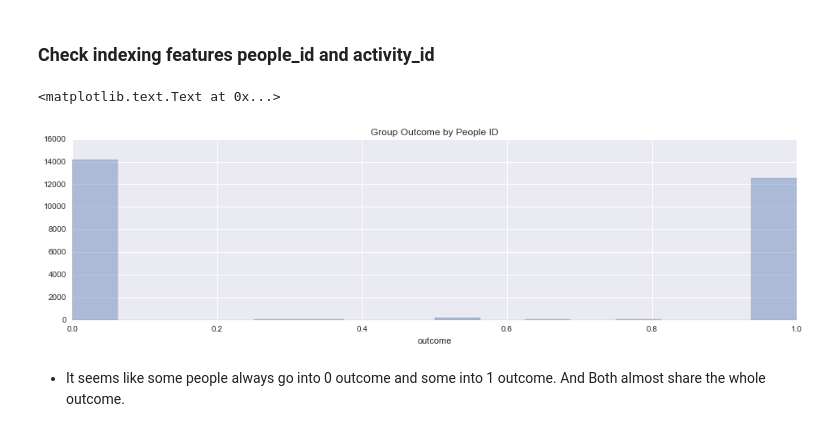
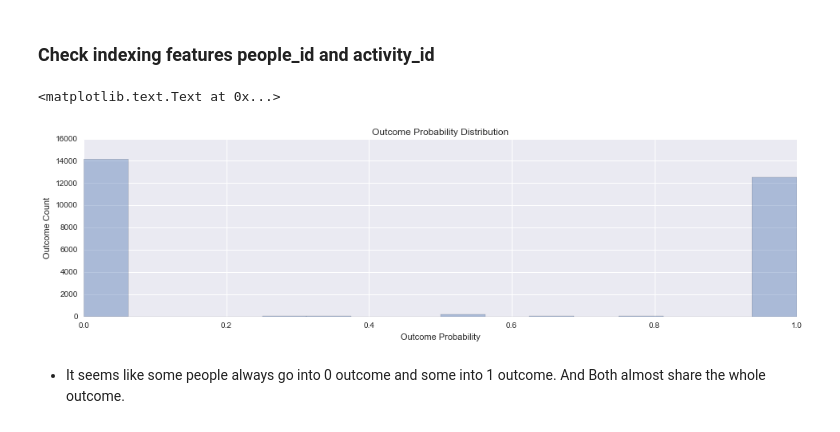
Before and after one commit to ibowen/Machine-Learning-Engineer-Nanodegree, a Jupyter notebook: capstone/redhat_customer_potential_EDA.ipynb, the cells around one changed output. Saved outputs shown, nothing was run; the diff lists cells and outputs as text; code cells hidden in the pictures.

```diff
--- a/capstone/redhat_customer_potential_EDA.ipynb
+++ b/capstone/redhat_customer_potential_EDA.ipynb
@@ -384,10 +451,12 @@ people_id = sample_data.groupby('people_id')['outcome'].mean()
 # people_id['outcome_count'] = sample_data.groupby('people_id')['outcome'].size()
 # %%
 sns.distplot(people_id, kde=False)
-sns.plt.title('Group Outcome by People ID')
+sns.plt.title('Outcome Probability Distribution')
+sns.plt.xlabel('Outcome Probability')
+sns.plt.ylabel('Outcome Count')
 # %% [output]
 <matplotlib.text.Text at 0x...>
-[figure, old version]
+[figure, new version]
 # %% [markdown]
 - It seems like some people always go into 0 outcome and some into 1 outcome. And Both almost share the whole outcome.
 # %% [markdown]
```
Also changed, not shown: parts of 9 cells of this notebook, 2 other files.
